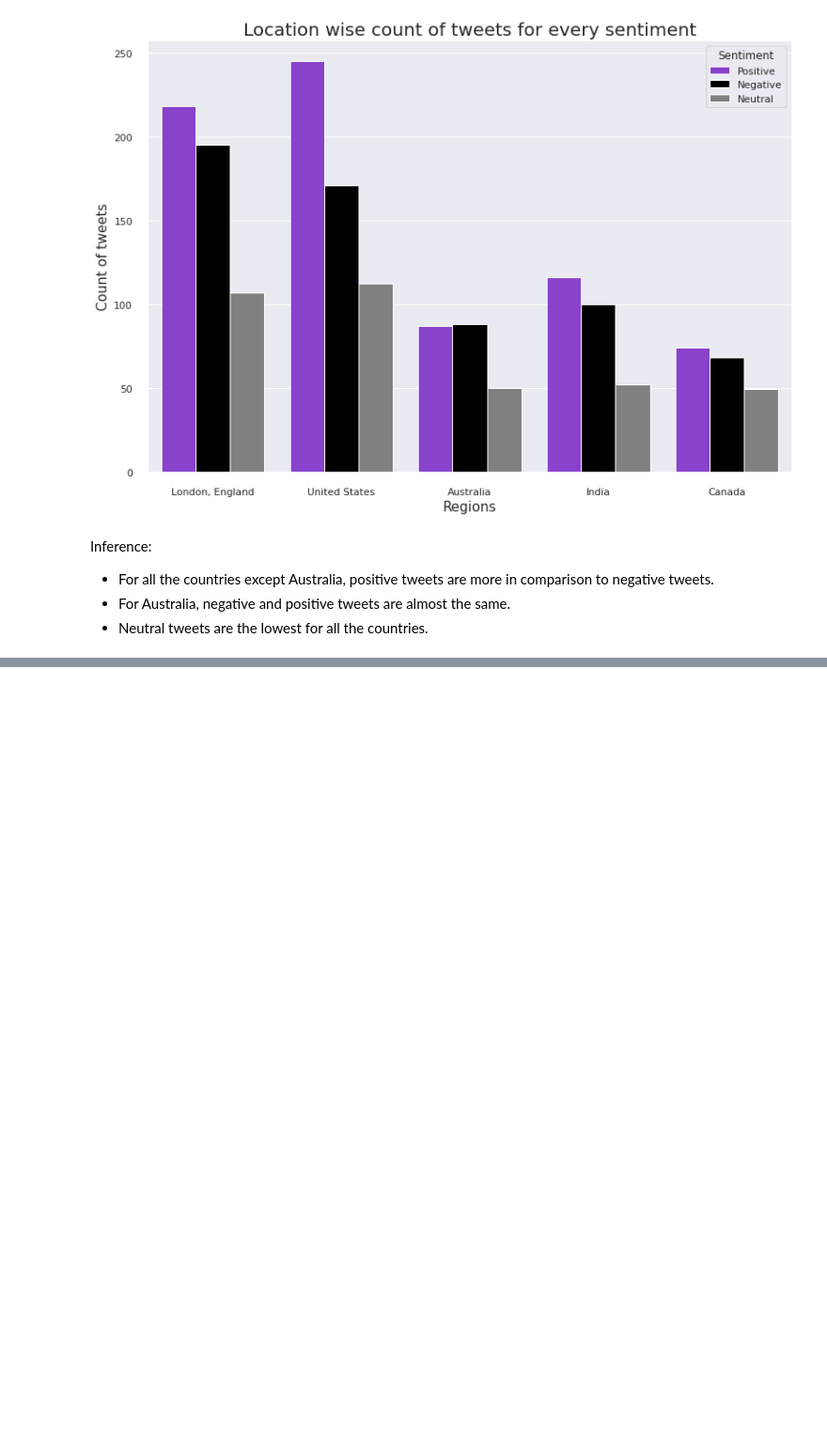
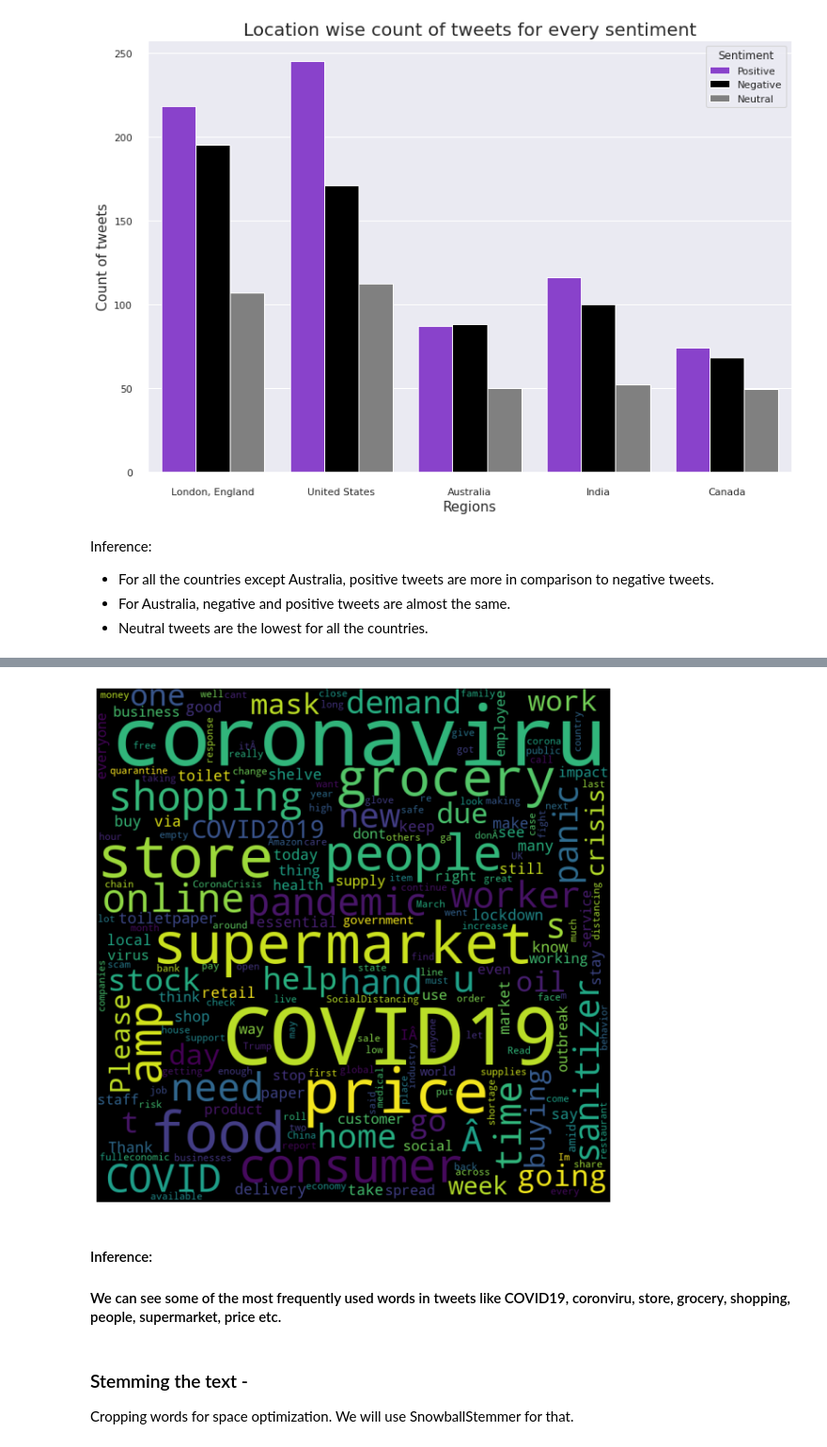
Before and after one commit to codeboy47/Coronavirus-Tweet-Sentiment-Analysis, a Jupyter notebook: Akshit_Singh_Notebook.ipynb, the cells around one changed output, grey strips where cells are left out. Shown at 94% size. Saved outputs shown, nothing was run; the diff lists cells and outputs as text; code cells hidden in the pictures; blank space fills up the shorter version.

```diff
--- a/Akshit_Singh_Notebook.ipynb
+++ b/Akshit_Singh_Notebook.ipynb
@@ -289,0 +393,7 @@ Inference: <br>
+# %%
+# Writing a function which removes punctuation from our data
+def remove_punc(text):
+  no_punc = [char for char in text if char not in string.punctuation]
+  return ''.join(no_punc)
+# %%
+tweet_df['TokenizedTweet'] = tweet_df['OriginalTweet'].apply(remove_punc)
@@ -289,0 +411,7 @@ Inference: <br>
+# %%
+# Writing a function which removes stopwords from our data
+def remove_stopwords(text):
+    no_stop_words = [word for word in text.split() if word.lower() not in stopwords.words('english')]
+    return ' '.join(no_stop_words)
+# %%
+tweet_df['TokenizedTweet'] = tweet_df['TokenizedTweet'].apply(remove_stopwords)
@@ -289,0 +432,23 @@ Inference: <br>
+# %%
+# Creating a string of words present in all the tweets
+total_words = ''
+for text in tweet_df['TokenizedTweet']:
+  total_words += ' '.join([word for word in text.split()]) + ' '
+
+# Generating a word cloud image
+wordcloud = WordCloud(collocations = False, width = 800, height = 800, background_color = 'black', min_font_size = 10).generate(total_words)
+
+# Displaying the generated word cloud
+plt.figure(figsize = (8, 8), facecolor = None)
+plt.imshow(wordcloud)
+plt.axis("off")
+plt.tight_layout(pad = 0)
+plt.show()
+# %% [output]
+[figure, added]
+# %% [markdown]
+#### Inference:
+#### We can see some of the most frequently used words in tweets like COVID19, coronviru, store, grocery, shopping, people, supermarket, price etc.
+# %% [markdown]
+### Stemming the text -
+Cropping words for space optimization. We will use SnowballStemmer for that.
```
Also changed, not shown: parts of 65 cells of this notebook.
